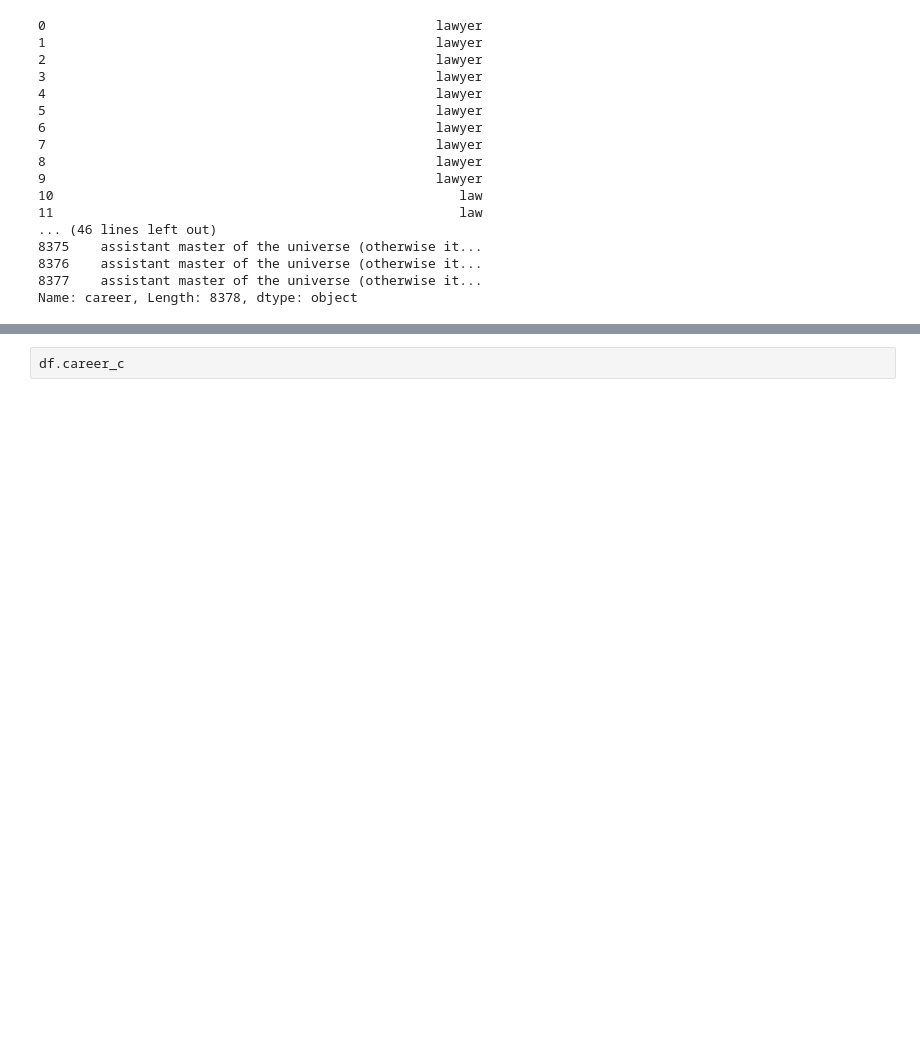
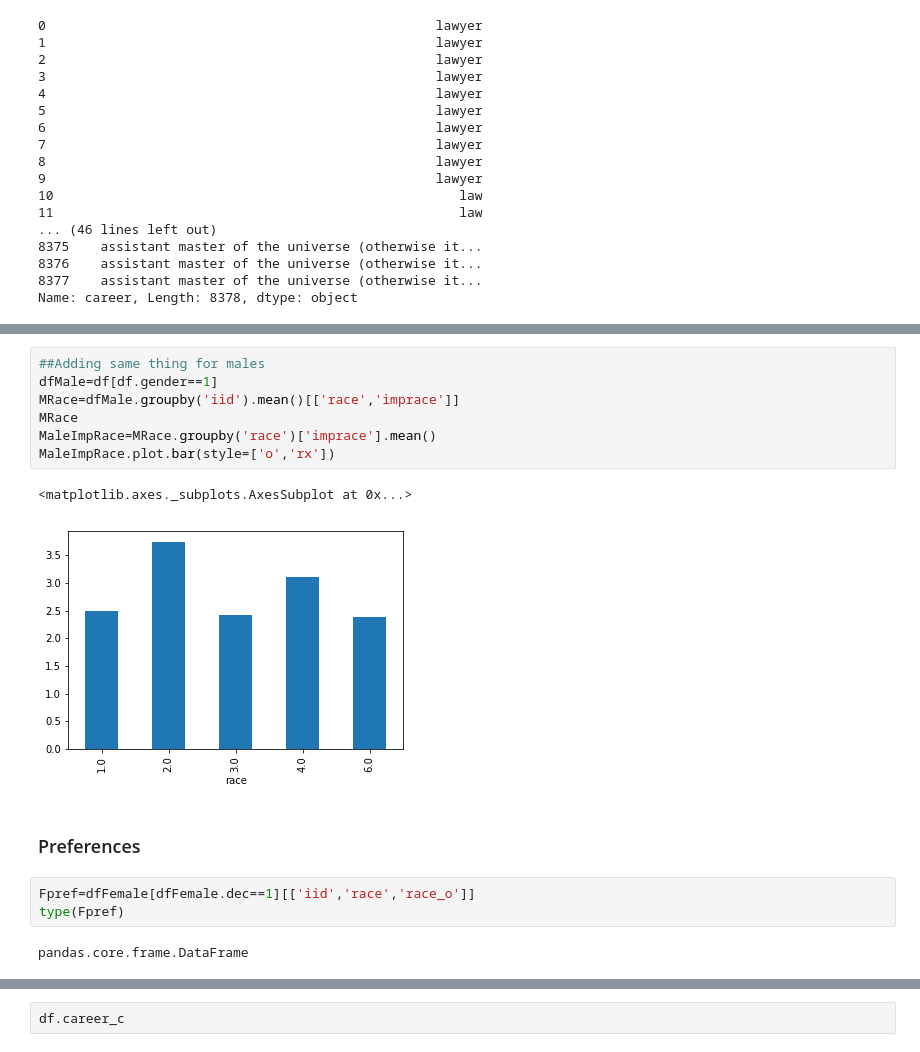
Before and after one commit to kshitijasankhe/SpeedDatingDataset, a Jupyter notebook: Findings.ipynb, the cells around one changed output, grey strips where cells are left out. Saved outputs shown, nothing was run; the diff lists cells and outputs as text; blank space fills up the shorter version.

```diff
--- a/Findings.ipynb
+++ b/Findings.ipynb
@@ -235,0 +288,17 @@ Name: career, Length: 8378, dtype: object
+# %%
+##Adding same thing for males
+dfMale=df[df.gender==1]
+MRace=dfMale.groupby('iid').mean()[['race','imprace']]
+MRace
+MaleImpRace=MRace.groupby('race')['imprace'].mean()
+MaleImpRace.plot.bar(style=['o','rx'])
+# %% [output]
+<matplotlib.axes._subplots.AxesSubplot at 0x...>
+[figure, added]
+# %% [markdown]
+### Preferences
+# %%
+Fpref=dfFemale[dfFemale.dec==1][['iid','race','race_o']]
+type(Fpref)
+# %% [output]
+pandas.core.frame.DataFrame
```
Also changed, not shown: parts of 9 cells of this notebook.
